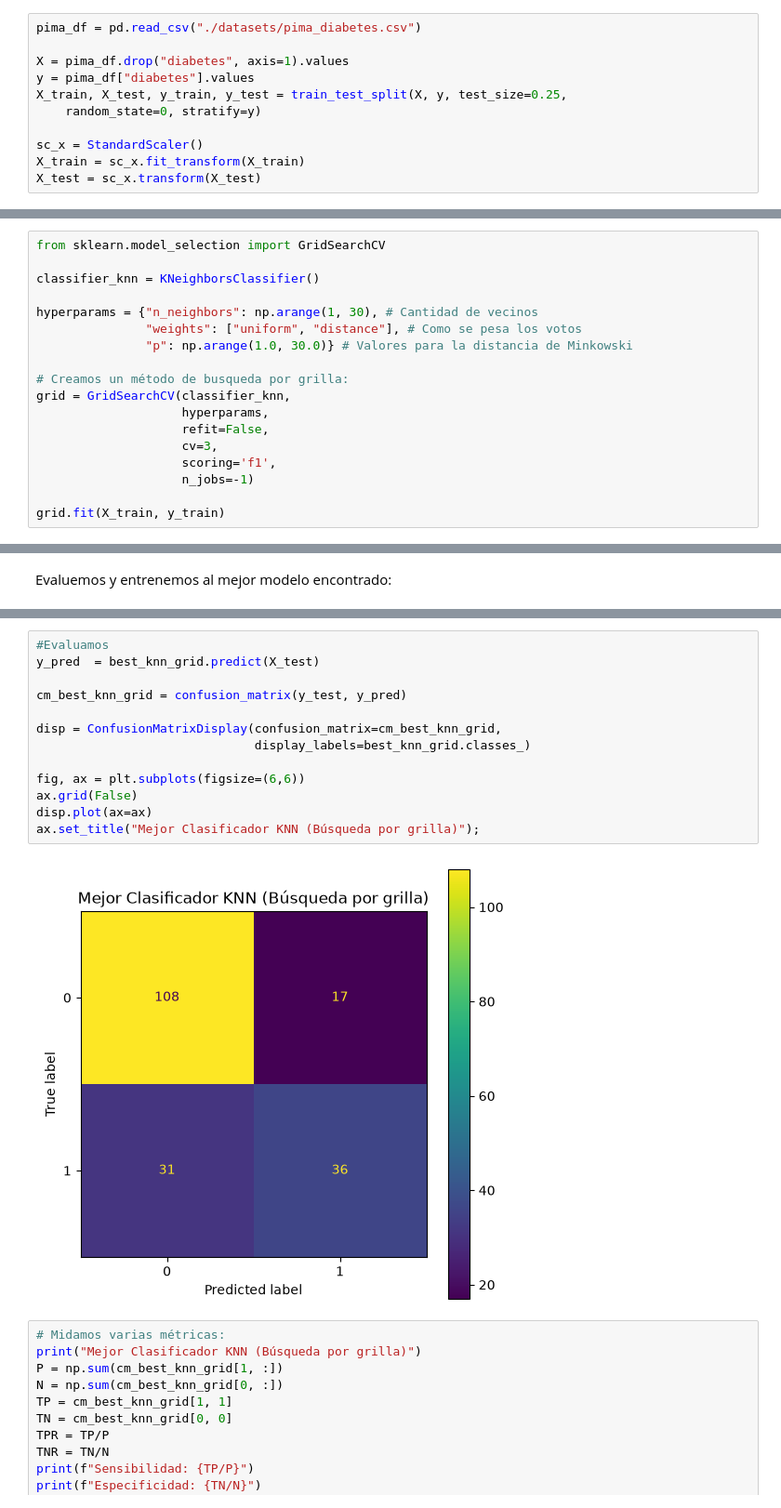
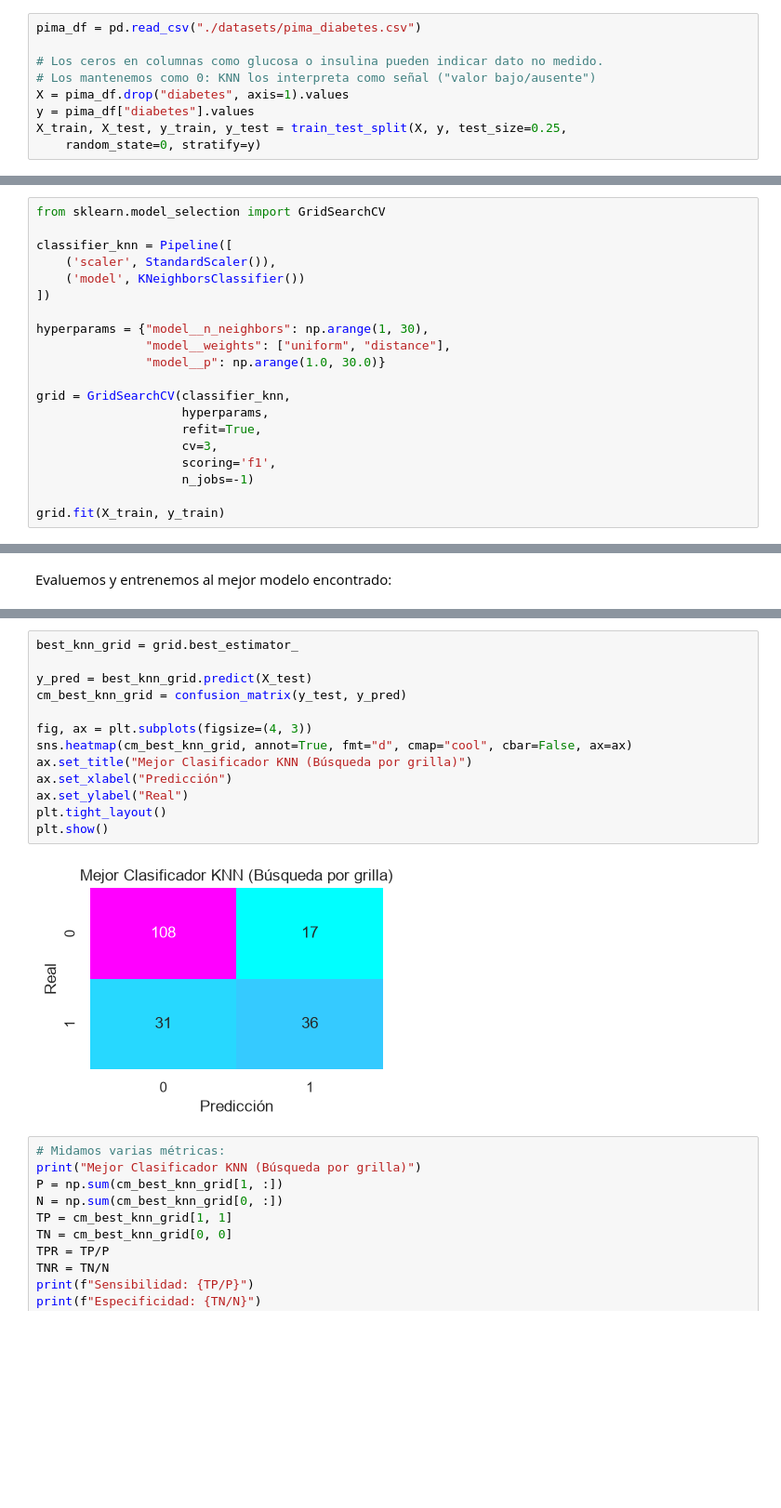
Before and after one commit to FIUBA-Posgrado-Inteligencia-Artificial/aprMaqI_CEIA, a Jupyter notebook: clase2/jupyter_notebooks/3 - Hiper-parametros.ipynb, the cells around one changed output, grey strips where cells are left out. Shown at 93% size. Cells and saved outputs as stored; diff of their text form; blank space fills up the shorter version.

```diff
--- a/clase2/jupyter_notebooks/3 - Hiper-parametros.ipynb
+++ b/clase2/jupyter_notebooks/3 - Hiper-parametros.ipynb
@@ -22,14 +25,12 @@ Para hacer esta búsqueda vamos a trabajar con el **dataset de diabetes de Pima
 # %%
 pima_df = pd.read_csv("./datasets/pima_diabetes.csv")
 
+# Los ceros en columnas como glucosa o insulina pueden indicar dato no medido.
+# Los mantenemos como 0: KNN los interpreta como señal ("valor bajo/ausente")
 X = pima_df.drop("diabetes", axis=1).values
 y = pima_df["diabetes"].values
 X_train, X_test, y_train, y_test = train_test_split(X, y, test_size=0.25,
     random_state=0, stratify=y)
-
-sc_x = StandardScaler()
-X_train = sc_x.fit_transform(X_train)
-X_test = sc_x.transform(X_test)
 # %% [markdown]
 # Búsqueda de hiper-parámetros por búsqueda de grilla o aleatorio.
 
@@ -43,16 +44,18 @@ Vamos a realizar la búsqueda con una validación cruzada de 3-Fold y maximizar
 # %%
 from sklearn.model_selection import GridSearchCV
 
-classifier_knn = KNeighborsClassifier()
+classifier_knn = Pipeline([
+    ('scaler', StandardScaler()),
+    ('model', KNeighborsClassifier())
+])
 
-hyperparams = {"n_neighbors": np.arange(1, 30), # Cantidad de vecinos
-               "weights": ["uniform", "distance"], # Como se pesa los votos
-               "p": np.arange(1.0, 30.0)} # Valores para la distancia de Minkowski
+hyperparams = {"model__n_neighbors": np.arange(1, 30),
+               "model__weights": ["uniform", "distance"],
+               "model__p": np.arange(1.0, 30.0)}
 
-# Creamos un método de busqueda por grilla:
 grid = GridSearchCV(classifier_knn,
                     hyperparams,
-                    refit=False,
+                    refit=True,
                     cv=3,
                     scoring='f1',
                     n_jobs=-1)
@@ -83,18 +86,18 @@ KNeighborsClassifier(n_neighbors=np.int64(3), p=np.float64(4.0))
 # %%
-#Evaluamos
-y_pred  = best_knn_grid.predict(X_test)
+best_knn_grid = grid.best_estimator_
 
+y_pred = best_knn_grid.predict(X_test)
 cm_best_knn_grid = confusion_matrix(y_test, y_pred)
 
-disp = ConfusionMatrixDisplay(confusion_matrix=cm_best_knn_grid,
-                              display_labels=best_knn_grid.classes_)
-
-fig, ax = plt.subplots(figsize=(6,6))
-ax.grid(False)
-disp.plot(ax=ax)
-ax.set_title("Mejor Clasificador KNN (Búsqueda por grilla)");
+fig, ax = plt.subplots(figsize=(4, 3))
+sns.heatmap(cm_best_knn_grid, annot=True, fmt="d", cmap="cool", cbar=False, ax=ax)
+ax.set_title("Mejor Clasificador KNN (Búsqueda por grilla)")
+ax.set_xlabel("Predicción")
+ax.set_ylabel("Real")
+plt.tight_layout()
+plt.show()
 # %% [output]
-[figure, old version]
+[figure, new version]
 # %%
 # Midamos varias métricas:
 print("Mejor Clasificador KNN (Búsqueda por grilla)")
```
Also changed, not shown: parts of 14 cells of this notebook, 5 other files.
